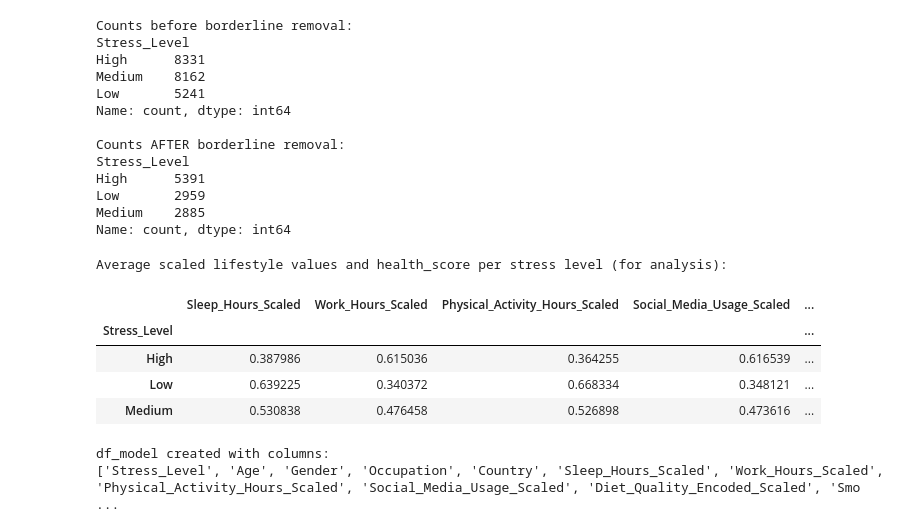
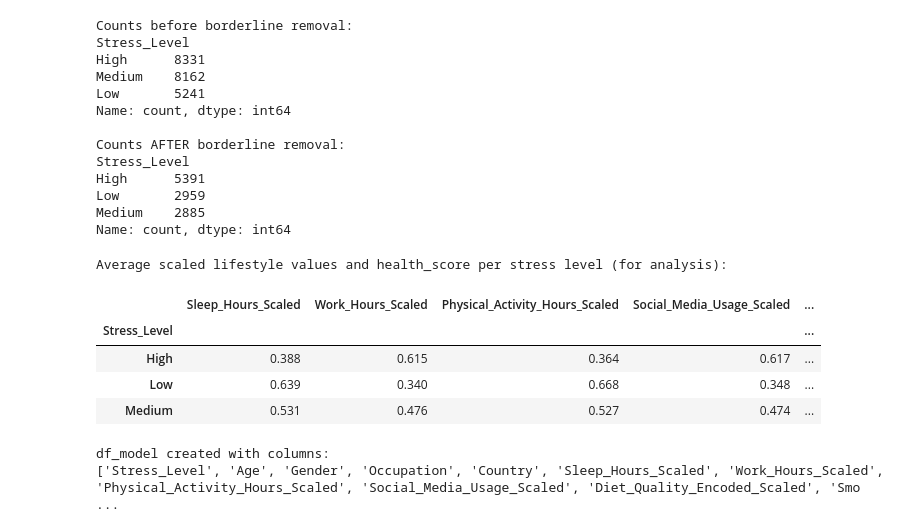
Before and after one commit to RYKELLE/Thesis_Final, a Jupyter notebook: stress-classification-project/notebooks/02_data_preprocessing.ipynb, the cells around one changed output. Drawn from its saved outputs; the diff is of its cells as text; code cells hidden in the pictures.

```diff
--- a/stress-classification-project/notebooks/02_data_preprocessing.ipynb
+++ b/stress-classification-project/notebooks/02_data_preprocessing.ipynb
@@ -307,20 +307,20 @@ Name: count, dtype: int64
 # %%
 # Cell 9 - Check average scaled lifestyle values per stress level
 # This cell is only for analysis and documentation (tables in the thesis).
 
 
 avg_cols = scaled_col_names + ["health_score"]
-group_means = df_clean.groupby("Stress_Level")[avg_cols].mean()
+group_means = df_clean.groupby("Stress_Level")[avg_cols].mean().round(3)
 
 print("Average scaled lifestyle values and health_score per stress level (for analysis):")
 group_means
 # %% [output]
 Average scaled lifestyle values and health_score per stress level (for analysis):
 |  | Sleep_Hours_Scaled | Work_Hours_Scaled | Physical_Activity_Hours_Scaled | Social_Media_Usage_Scaled | ... |
 | Stress_Level |  |  |  |  | ... |
-| High | 0.387986 | 0.615036 | 0.364255 | 0.616539 | ... |
-| Low | 0.639225 | 0.340372 | 0.668334 | 0.348121 | ... |
-| Medium | 0.530838 | 0.476458 | 0.526898 | 0.473616 | ... |
+| High | 0.388 | 0.615 | 0.364 | 0.617 | ... |
+| Low | 0.639 | 0.340 | 0.668 | 0.348 | ... |
+| Medium | 0.531 | 0.476 | 0.527 | 0.474 | ... |
 # %%
 # CELL 10 — Final compact modeling dataset
 # We keep ONLY:
```
Also changed, not shown: 2 other files.
